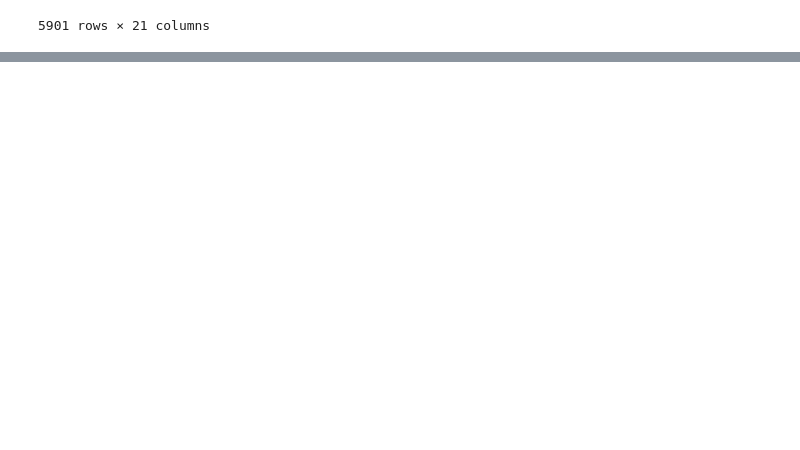
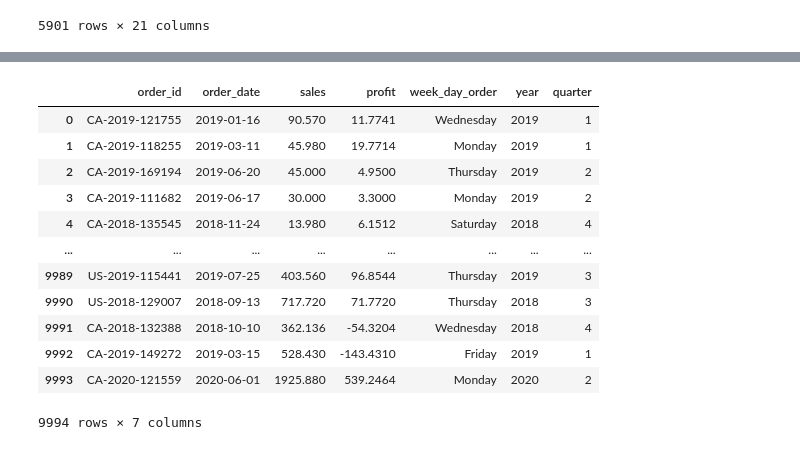
Before and after one commit to EvansWitte/Muesli_EDA, a Jupyter notebook: new_muesli.ipynb, the cells around one changed output, grey strips where cells are left out. Cells and saved outputs as stored; diff of their text form; code cells hidden in the pictures; blank space fills up the shorter version.

```diff
--- a/new_muesli.ipynb
+++ b/new_muesli.ipynb
@@ -493,0 +875,4 @@ Index(['order_id', 'order_date', 'ready_to_ship_date', 'pickup_date',
+# %%
+df_kpi = df
+# %%
+df_kpi.drop(["ship_mode","customer_id","customer_name","origin_channel","city","state","postal_code","region", "category","sub-category","product_id","quantity","discount"],axis=1,inplace=True)
@@ -493,0 +895,20 @@ Index(['order_id', 'order_date', 'ready_to_ship_date', 'pickup_date',
+# %%
+df_kpi['year'] = df_kpi['order_date'].dt.year
+# %%
+df_kpi['quarter'] = df_kpi['order_date'].dt.quarter
+# %%
+df_kpi
+# %% [output]
+|  | order_id | order_date | sales | profit | week_day_order | year | quarter |
+| 0 | CA-2019-121755 | 2019-01-16 | 90.570 | 11.7741 | Wednesday | 2019 | 1 |
+| 1 | CA-2019-118255 | 2019-03-11 | 45.980 | 19.7714 | Monday | 2019 | 1 |
+| 2 | CA-2019-169194 | 2019-06-20 | 45.000 | 4.9500 | Thursday | 2019 | 2 |
+| 3 | CA-2019-111682 | 2019-06-17 | 30.000 | 3.3000 | Monday | 2019 | 2 |
+| 4 | CA-2018-135545 | 2018-11-24 | 13.980 | 6.1512 | Saturday | 2018 | 4 |
+| ... | ... | ... | ... | ... | ... | ... | ... |
+| 9989 | US-2019-115441 | 2019-07-25 | 403.560 | 96.8544 | Thursday | 2019 | 3 |
+| 9990 | US-2018-129007 | 2018-09-13 | 717.720 | 71.7720 | Thursday | 2018 | 3 |
+| 9991 | CA-2018-132388 | 2018-10-10 | 362.136 | -54.3204 | Wednesday | 2018 | 4 |
+| 9992 | CA-2019-149272 | 2019-03-15 | 528.430 | -143.4310 | Friday | 2019 | 1 |
+| 9993 | CA-2020-121559 | 2020-06-01 | 1925.880 | 539.2464 | Monday | 2020 | 2 |
+9994 rows × 7 columns
```
Also changed, not shown: parts of 65 cells of this notebook, 1 other file.
